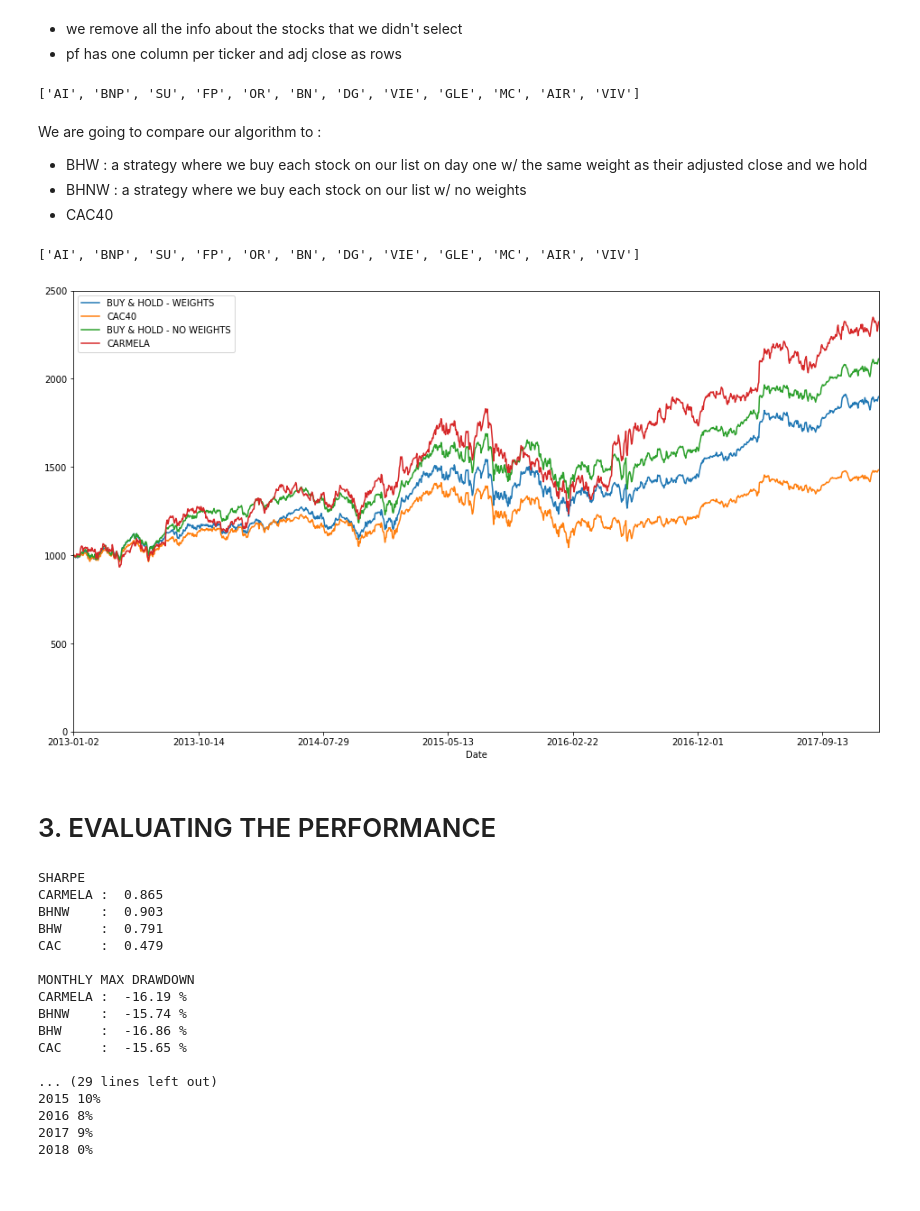
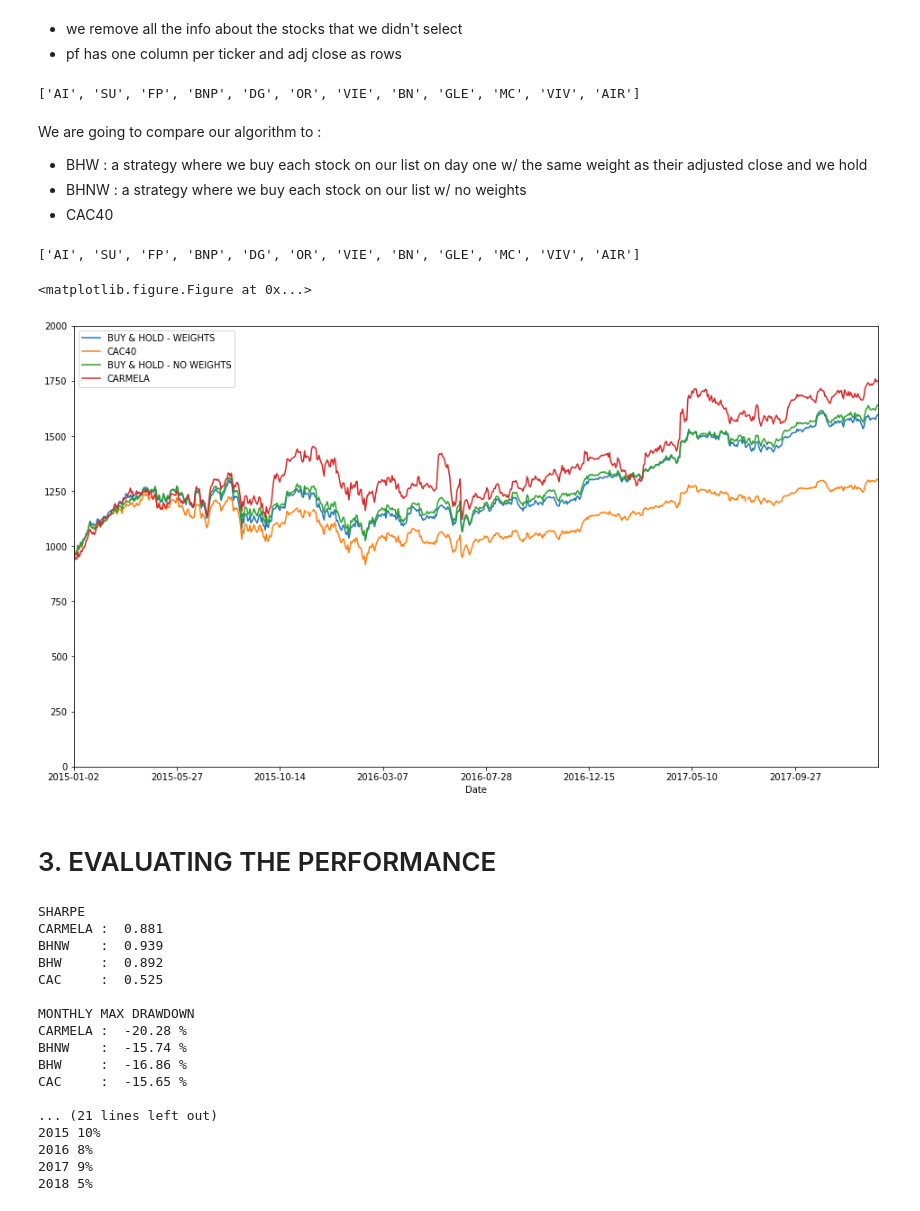
Before and after one commit to edouardcuny/quant, a Jupyter notebook: Carmela/playing.ipynb, the cells around one changed output. Cells and saved outputs as stored; diff of their text form; code cells hidden in the pictures.

```diff
--- a/Carmela/playing.ipynb
+++ b/Carmela/playing.ipynb
@@ -90,7 +88,7 @@ temps de création du DataFrame : 73.0
 - Splitting Train & Test
 - We also do a copy of X_test for the backtesting. Basically for the backtesting we need a DataFrame on which we can do the ML (same columns as X_Train + same rescaling) and also a column with the Ticker and a column with the Adjusted Close. The easiest way to do so is to take X_test before we delete the Ticker and Adjusted Close columns.
 # %%
-X_train,X_test,Y_train,Y_test = split_train_test(df,date="2012-12-31")
+X_train,X_test,Y_train,Y_test = split_train_test(df,date="2014-12-31")
 
 # useful later
 df_backtest = X_test.copy()
@@ -152,7 +145,7 @@ visual check that the stocks we chose on the period do not have anything too str
 # %%
 pf = build_portfolio(df_backtest)
 # %% [output]
-['AI', 'BNP', 'SU', 'FP', 'OR', 'BN', 'DG', 'VIE', 'GLE', 'MC', 'AIR', 'VIV']
+['AI', 'SU', 'FP', 'BNP', 'DG', 'OR', 'VIE', 'BN', 'GLE', 'MC', 'VIV', 'AIR']
 # %% [markdown]
 We are going to compare our algorithm to :
 - BHW : a strategy where we buy each stock on our list on day one w/ the same weight as their adjusted close and we hold
@@ -168,30 +161,33 @@ bhw = portfolio_evolution(allocation,funds,pf)
 alloc = 1./pf.shape[1]*np.ones([pf.shape[0],pf.shape[1]])
 bhnw = portfolio_evo_moving_alloc(alloc,1000,pf)
 # %%
+%run ./portfolio.py
 # CARMELA
 df_backtest['pred'] = Y_pred
 pred = build_pred(df_backtest)
 alloc = build_alloc(pred)
 carm = portfolio_evo_moving_alloc(alloc,1000,pf)
 # %% [output]
-['AI', 'BNP', 'SU', 'FP', 'OR', 'BN', 'DG', 'VIE', 'GLE', 'MC', 'AIR', 'VIV']
+['AI', 'SU', 'FP', 'BNP', 'DG', 'OR', 'VIE', 'BN', 'GLE', 'MC', 'VIV', 'AIR']
+<matplotlib.figure.Figure at 0x...>
 # %%
 # CAC40
 cac = pd.read_csv('/Users/edouardcuny/Desktop/quant/Carmela/CAC40.csv',index_col='Date',dtype={'Adj Close': np.float64},na_values=['null',0])
+cac.dropna(inplace=True)
 bhw = bhw.join(cac['Adj Close'], rsuffix = 'CAC40')
 bhw.iloc[:,-1]=bhw.iloc[:,-1]/bhw.iloc[0,-1]*1000
 # %%
 # plot
 bhw['TOTAL'].plot(label='BUY & HOLD - WEIGHTS')
 bhw['Adj CloseCAC40'].plot(label='CAC40')
 bhnw['TOTAL'].plot(label='BUY & HOLD - NO WEIGHTS')
 carm['TOTAL'].plot(label='CARMELA')
 plt.legend()
 axes = plt.gca()
-axes.set_ylim([0,2500])
+axes.set_ylim([0,2000])
 plt.show()
 # %% [output]
-[figure, old version]
+[figure, new version]
 # %% [markdown]
 # 3. EVALUATING THE PERFORMANCE
 # %%
@@ -199,14 +195,14 @@ print 'SHARPE'
 print 'CARMELA : ', sharpe(carm['TOTAL'])
 print 'BHNW    : ', sharpe(bhnw['TOTAL'])
 print 'BHW     : ', sharpe(bhw['TOTAL'])
-print 'CAC     : ', sharpe(cac['Adj Close'])
+print 'CAC     : ', sharpe(bhw['Adj CloseCAC40'])
 
 print
 print 'MONTHLY MAX DRAWDOWN'
 print 'CARMELA : ', rolling_max_drawdown(carm['TOTAL'],20),'%'
 print 'BHNW    : ', rolling_max_drawdown(bhnw['TOTAL'],20),'%'
 print 'BHW     : ', rolling_max_drawdown(bhw['TOTAL'],20),'%'
-print 'CAC     : ', rolling_max_drawdown(cac['Adj Close'],20),'%'
+print 'CAC     : ', rolling_max_drawdown(bhw['Adj CloseCAC40'],20),'%'
 
 print
 print 'ANNUAL RETURN'
@@ -218,22 +214,22 @@ print_d(annual_return(bhnw['TOTAL']))
 print 'BHW     '
 print_d(annual_return(bhw['TOTAL']))
 print 'CAC     '
-print_d(annual_return(cac['Adj Close']))
+print_d(annual_return(bhw['Adj CloseCAC40']))
 # %% [output]
 SHARPE
-CARMELA :  0.865
-BHNW    :  0.903
-BHW     :  0.791
-CAC     :  0.479
+CARMELA :  0.881
+BHNW    :  0.939
+BHW     :  0.892
+CAC     :  0.525
 
 MONTHLY MAX DRAWDOWN
-CARMELA :  -16.19 %
+CARMELA :  -20.28 %
 BHNW    :  -15.74 %
 BHW     :  -16.86 %
 CAC     :  -15.65 %
 
-... (29 lines left out)
+... (21 lines left out)
 2015 10%
 2016 8%
 2017 9%
-2018 0%
+2018 5%
```
Also changed, not shown: parts of 5 cells of this notebook, 2 other files.
